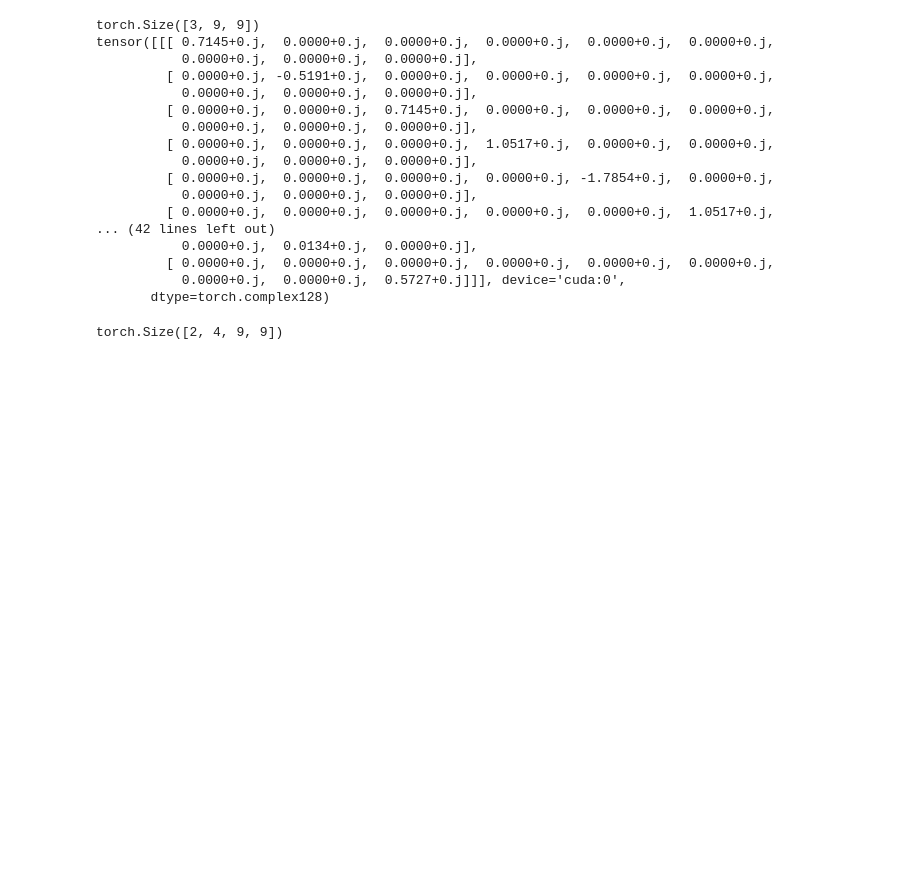
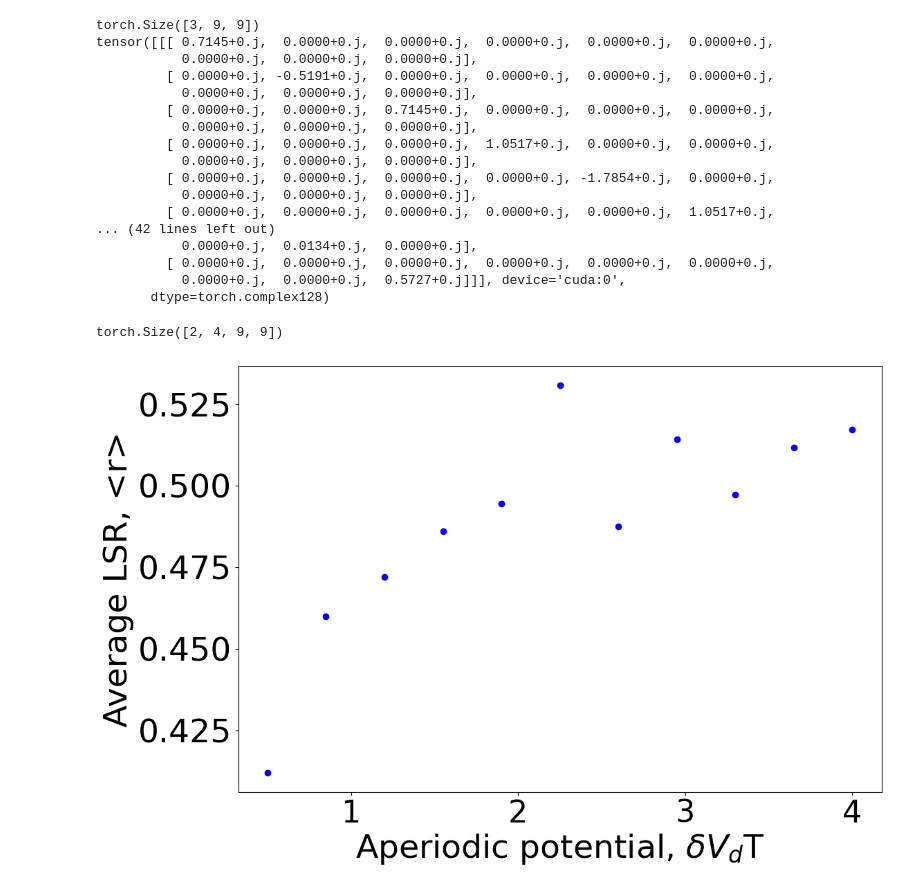
Before and after one commit to NGC2237-Clark/Topo_Loco_QCs, a Jupyter notebook: Floquet/AFAI_GPU_debugertbc.ipynb, the cells around one changed output. Saved outputs shown, nothing was run; the diff lists cells and outputs as text; code cells hidden in the pictures; blank space fills up the shorter version.

```diff
--- a/Floquet/AFAI_GPU_debugertbc.ipynb
+++ b/Floquet/AFAI_GPU_debugertbc.ipynb
@@ -135,3 +135,15 @@ bb = model_gpu.time_evolution_operator1(t1, 100, 'xy', vd, np.pi/4, theta_x, the
 print(bb.shape)
 # %% [output]
 torch.Size([2, 4, 9, 9])
+# %%
+period1 = 1
+period2 = 100
+hopping3 = - 5 * np.pi/(2 * period)
+model_afai2 = afai_parallel.tb_floquet_tbc_cuda(period1, 1, hopping3, ny = 20, nx = 20, device='cuda:0')
+model_afai3 = afai_parallel.tb_floquet_tbc_cuda(period2, 1, hopping3, ny = 20, nx = 20, device='cuda:0')
+# %%
+vd = torch.linspace(0.5, 4, 11)
+# %%
+avg_LSR1 = model_afai2.avg_level_spacing_bulk(100, vd, fully_disorder= False ,plot=True)
+# %% [output]
+[figure, added]
```
Also changed, not shown: 1 other file.
